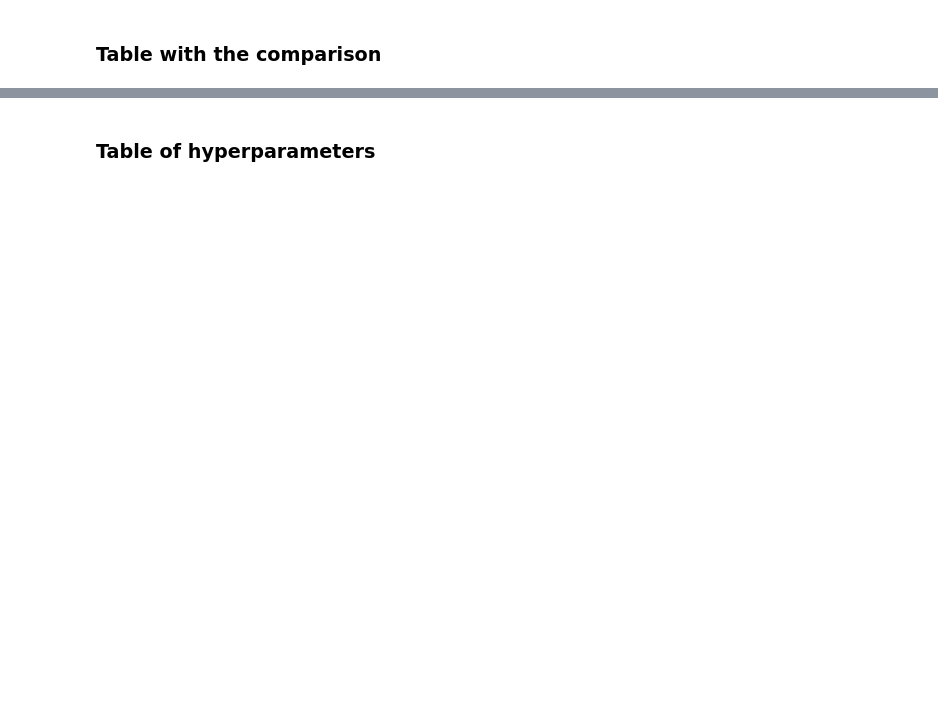
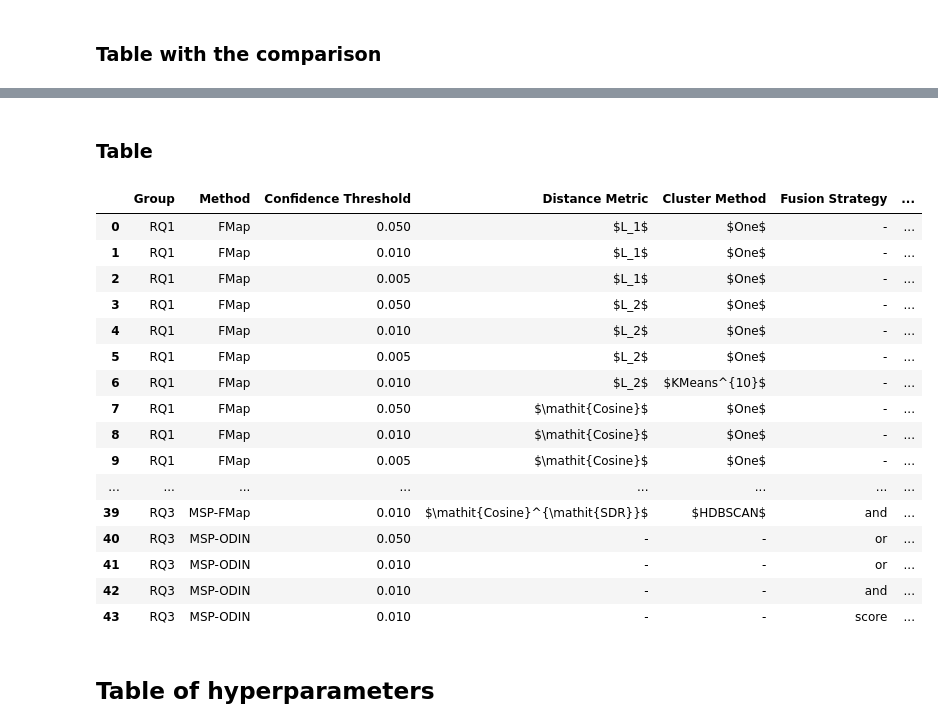
Before and after one commit to aitor-martinez-seras/OoD_in_Object_Detection, a Jupyter notebook: process_results.ipynb, the cells around one changed output, grey strips where cells are left out. Drawn from its saved outputs; the diff is of its cells as text; code cells hidden in the pictures; blank space fills up the shorter version.

```diff
--- a/process_results.ipynb
+++ b/process_results.ipynb
@@ -2232,0 +2540,13 @@ with open(sota_final_tex_path, 'w') as f:
+# %%
+### RQ1
+df_non_dominated_rq1 = df_non_dominated_all_cluster_methods.copy()
+# Order by distance metric, using the following order $L1$, $L2$, $Cosine$. The order by Cluster Method, using the following order: $One$, $KMeans$, $KMeans^{10}$, $HDBSCAN$
+distance_order = ['$L_1$', '$L_2$', '$Cosine$', '$L^{SDR}_1$', '$L^{SDR}_2$', '$Cosine^{SDR}$', '$L^{EUL}_1$', '$L^{EUL}_2$', '$Cosine^{EUL}$']
+df_non_dominated_rq1['Distance Metric'] = pd.Categorical(df_non_dominated_rq1['Distance Metric'], categories=distance_order, ordered=True)
+cluster_method_order = ['$One$', '$KMeans$', '$KMeans^{10}$', '$HDBSCAN$']
+df_non_dominated_rq1['Cluster Method'] = pd.Categorical(df_non_dominated_rq1['Cluster Method'], categories=cluster_method_order, ordered=True)
+df_non_dominated_rq1 = df_non_dominated_rq1.sort_values(['Distance Metric', 'Cluster Method'])
+df_non_dominated_rq1["Group"] = "RQ1"
+df_non_dominated_rq1["Method"] = "FMap"
+df_non_dominated_rq1["Fusion Strategy"] = "-"
+df_non_dominated_rq1.head()
@@ -2232,0 +2562,8 @@ with open(sota_final_tex_path, 'w') as f:
+# %%
+### RQ2
+df_non_dominated_rq2 = df_non_dominated_logits.copy()
+df_non_dominated_rq2["Group"] = "RQ2"
+df_non_dominated_rq2["Distance Metric"] = "-"
+df_non_dominated_rq2["Cluster Method"] = "-"
+df_non_dominated_rq2["Fusion Strategy"] = "-"
+df_non_dominated_rq2
@@ -2232,0 +2624,38 @@ with open(sota_final_tex_path, 'w') as f:
+# %% [markdown]
+### Table
+# %%
+### Now all together
+df_table_non_dominated_rq1_rq2_rq3 = pd.concat([df_non_dominated_rq1, df_non_dominated_rq2, df_non_dominated_rq3]).reset_index(drop=True)
+# Replace "Cosine" for \mathit{Cosine}
+df_table_non_dominated_rq1_rq2_rq3['Distance Metric'] = df_table_non_dominated_rq1_rq2_rq3['Distance Metric'].apply(lambda x: x.replace('Cosine', r'\mathit{Cosine}'))
+# Replace SDR for \mathit{SDR}
+df_table_non_dominated_rq1_rq2_rq3['Distance Metric'] = df_table_non_dominated_rq1_rq2_rq3['Distance Metric'].apply(lambda x: x.replace('SDR', r'\mathit{SDR}'))
+# Keep only the columns we want
+COLUMNS_TO_KEEP = [
+        'Group', 'Method', 'Confidence Threshold', 'Distance Metric',  'Cluster Method', 'Fusion Strategy', 'mAP_(VOC_test)', 'U-AP_(COOD)', 'U-F1_(COOD)',
+       'U-PRE_(COOD)', 'U-REC_(COOD)', 'mAP', 'U-AP_(CMIX)',
+       'U-F1_(CMIX)', 'U-PRE_(CMIX)', 'U-REC_(CMIX)', 'A-OSE', 'WI-08',
+    #    'Cluster Method', 'Confidence Threshold', 'mAP', 'U-F1_(SUM)', 'Type',
+    #    'Fusion Strategy'
+       ]
+# Keep the columns are take the order of the columns to keep
+df_table_non_dominated_rq1_rq2_rq3 = df_table_non_dominated_rq1_rq2_rq3[COLUMNS_TO_KEEP]
+df_table_non_dominated_rq1_rq2_rq3
+# %% [output]
+|  | Group | Method | Confidence Threshold | Distance Metric | Cluster Method | Fusion Strategy | ... |
+| 0 | RQ1 | FMap | 0.050 | $L_1$ | $One$ | - | ... |
+| 1 | RQ1 | FMap | 0.010 | $L_1$ | $One$ | - | ... |
+| 2 | RQ1 | FMap | 0.005 | $L_1$ | $One$ | - | ... |
+| 3 | RQ1 | FMap | 0.050 | $L_2$ | $One$ | - | ... |
+| 4 | RQ1 | FMap | 0.010 | $L_2$ | $One$ | - | ... |
+| 5 | RQ1 | FMap | 0.005 | $L_2$ | $One$ | - | ... |
+| 6 | RQ1 | FMap | 0.010 | $L_2$ | $KMeans^{10}$ | - | ... |
+| 7 | RQ1 | FMap | 0.050 | $\mathit{Cosine}$ | $One$ | - | ... |
+| 8 | RQ1 | FMap | 0.010 | $\mathit{Cosine}$ | $One$ | - | ... |
+| 9 | RQ1 | FMap | 0.005 | $\mathit{Cosine}$ | $One$ | - | ... |
+| ... | ... | ... | ... | ... | ... | ... | ... |
+| 39 | RQ3 | MSP-FMap | 0.010 | $\mathit{Cosine}^{\mathit{SDR}}$ | $HDBSCAN$ | and | ... |
+| 40 | RQ3 | MSP-ODIN | 0.050 | - | - | or | ... |
+| 41 | RQ3 | MSP-ODIN | 0.010 | - | - | or | ... |
+| 42 | RQ3 | MSP-ODIN | 0.010 | - | - | and | ... |
+| 43 | RQ3 | MSP-ODIN | 0.010 | - | - | score | ... |
@@ -2233,4 +2746,4 @@ with open(sota_final_tex_path, 'w') as f:
 # %% [markdown]
-### Table of hyperparameters
+## Table of hyperparameters
 # %%
 df_selected_rq1_rq2_rq3
```
Also changed, not shown: parts of 50 cells of this notebook, 1 other file.
